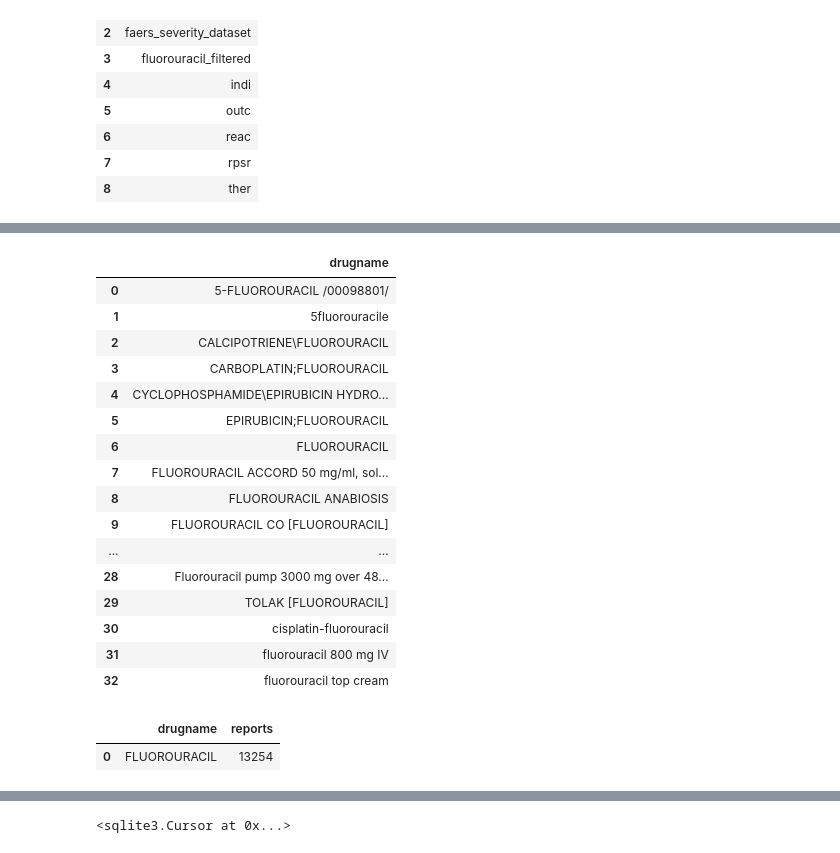
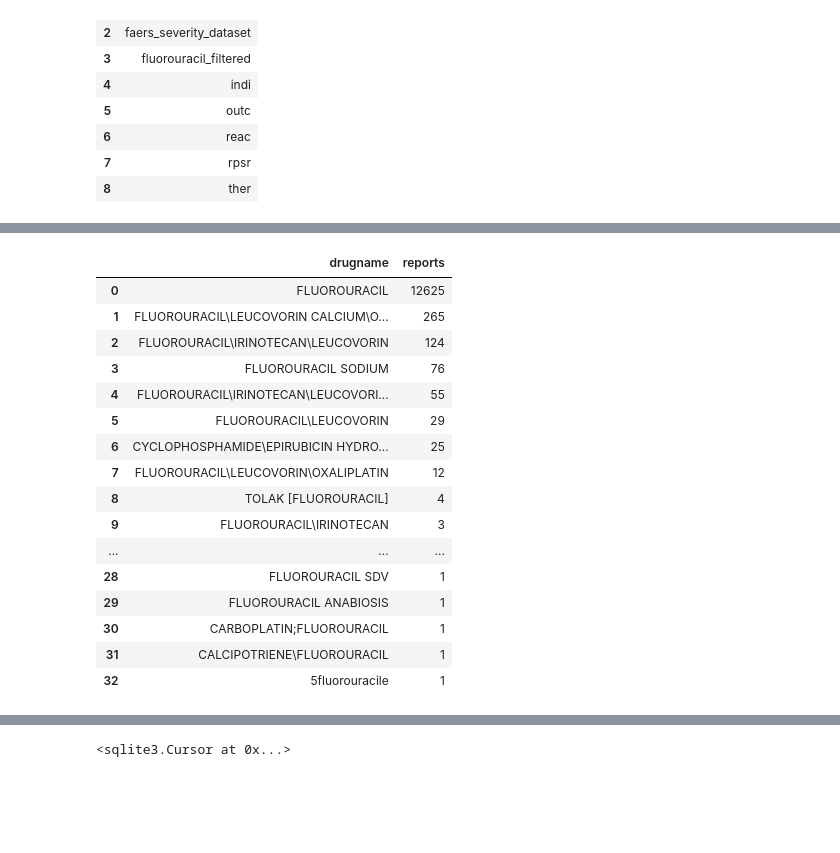
Before and after one commit to PugstaLaney/faers-sql-drug-safety-analysis, a Jupyter notebook: notebooks/module_1_fluorouracil/01_5fu_explore.ipynb, the cells around one changed output, grey strips where cells are left out. Drawn from its saved outputs; the diff is of its cells as text; code cells hidden in the pictures; blank space fills up the shorter version.

```diff
--- a/notebooks/module_1_fluorouracil/01_5fu_explore.ipynb
+++ b/notebooks/module_1_fluorouracil/01_5fu_explore.ipynb
@@ -82,46 +74,31 @@ skipping it means missing records or double-counting under different name varian
 # %%
 
 like_5FU_tables = pd.read_sql_query("""
 
-SELECT DISTINCT drugname
+SELECT DISTINCT drugname, COUNT(*) AS reports
 FROM drug
 WHERE drugname LIKE '%FLUOROURACIL%'
-ORDER BY drugname;
+GROUP BY drugname
+ORDER BY reports DESC;
         """,
         conn)
 
 like_5FU_tables
 # %% [output]
-|  | drugname |
-| 0 | 5-FLUOROURACIL /00098801/ |
-| 1 | 5fluorouracile |
-| 2 | CALCIPOTRIENE\FLUOROURACIL |
-| 3 | CARBOPLATIN;FLUOROURACIL |
-| 4 | CYCLOPHOSPHAMIDE\EPIRUBICIN HYDRO... |
-| 5 | EPIRUBICIN;FLUOROURACIL |
-| 6 | FLUOROURACIL |
-| 7 | FLUOROURACIL ACCORD 50 mg/ml, sol... |
-| 8 | FLUOROURACIL ANABIOSIS |
-| 9 | FLUOROURACIL CO [FLUOROURACIL] |
-| ... | ... |
-| 28 | Fluorouracil pump 3000 mg over 48... |
-| 29 | TOLAK [FLUOROURACIL] |
-| 30 | cisplatin-fluorouracil |
-| 31 | fluorouracil 800 mg IV |
-| 32 | fluorouracil top cream |
+|  | drugname | reports |
+| 0 | FLUOROURACIL | 12625 |
+| 1 | FLUOROURACIL\LEUCOVORIN CALCIUM\O... | 265 |
+| 2 | FLUOROURACIL\IRINOTECAN\LEUCOVORIN | 124 |
+| 3 | FLUOROURACIL SODIUM | 76 |
+| 4 | FLUOROURACIL\IRINOTECAN\LEUCOVORI... | 55 |
+| 5 | FLUOROURACIL\LEUCOVORIN | 29 |
+| 6 | CYCLOPHOSPHAMIDE\EPIRUBICIN HYDRO... | 25 |
+| 7 | FLUOROURACIL\LEUCOVORIN\OXALIPLATIN | 12 |
+| 8 | TOLAK [FLUOROURACIL] | 4 |
+| 9 | FLUOROURACIL\IRINOTECAN | 3 |
+| ... | ... | ... |
+| 28 | FLUOROURACIL SDV | 1 |
+| 29 | FLUOROURACIL ANABIOSIS | 1 |
+| 30 | CARBOPLATIN;FLUOROURACIL | 1 |
+| 31 | CALCIPOTRIENE\FLUOROURACIL | 1 |
+| 32 | 5fluorouracile | 1 |
-# %%
-
-tables = pd.read_sql_query(
-"""
-SELECT drugname, COUNT(*) AS reports
-FROM drug
-WHERE drugname LIKE '%FLUOROURACIL%'
-ORDER BY drugname;
-""",
-conn
-)
-
-tables
-# %% [output]
-|  | drugname | reports |
-| 0 | FLUOROURACIL | 13254 |
```
Also changed, not shown: parts of 12 cells of this notebook.
